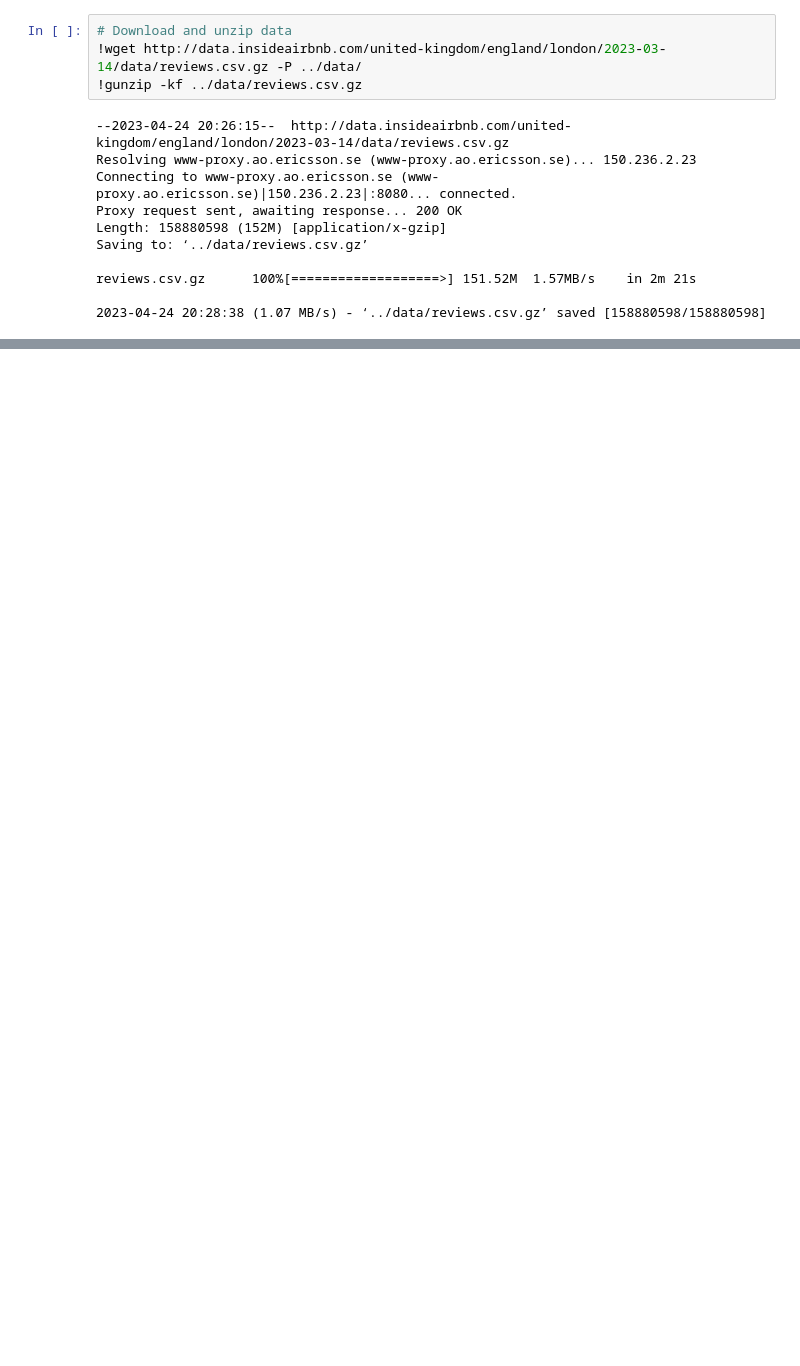
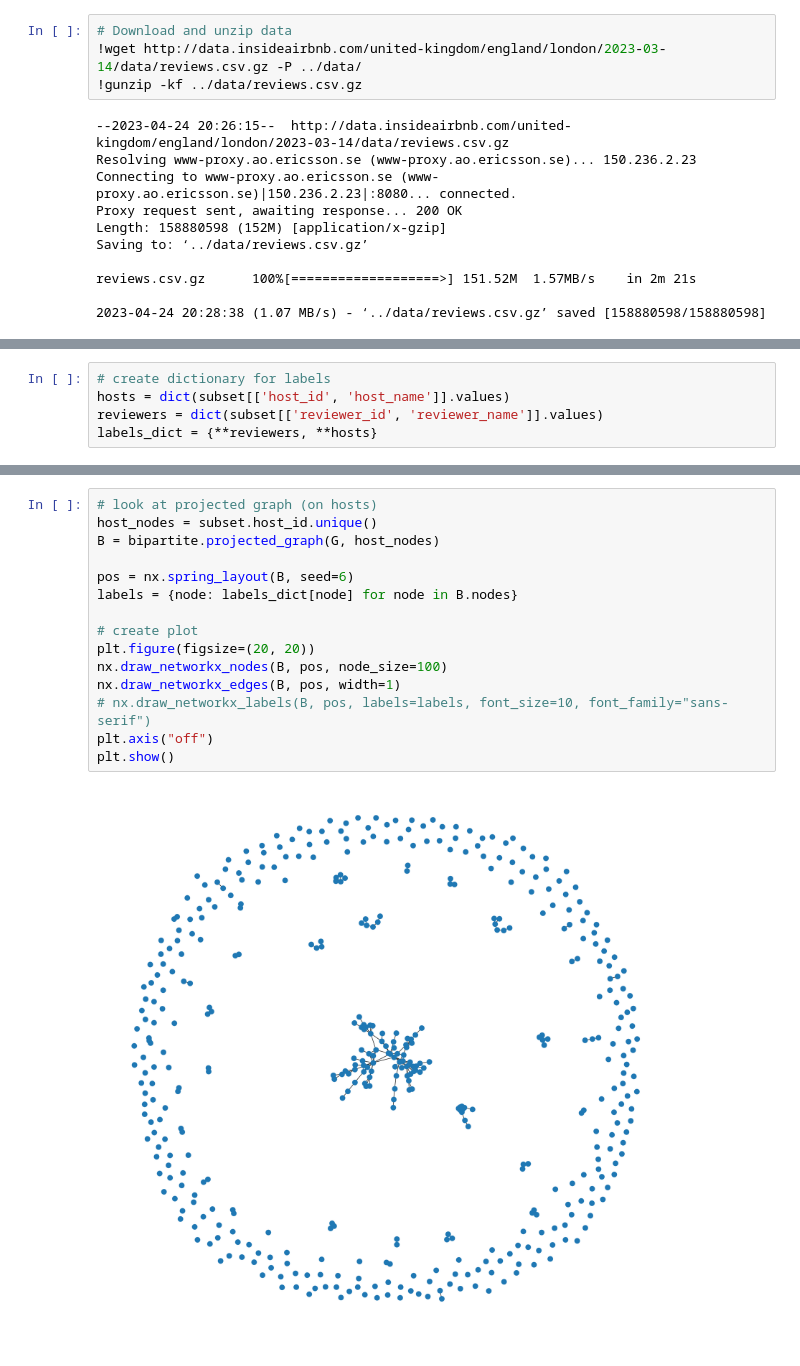
Before and after one commit to codersneha3012/airbnb, a Jupyter notebook: notebooks/usecase2.ipynb, the cells around one changed output, grey strips where cells are left out. Drawn from its saved outputs; the diff is of its cells as text; blank space fills up the shorter version.

```diff
--- a/notebooks/usecase2.ipynb
+++ b/notebooks/usecase2.ipynb
@@ -71,0 +226,5 @@ Name: reviewer_id, Length: 1145305, dtype: int64
+# %%
+# create dictionary for labels
+hosts = dict(subset[['host_id', 'host_name']].values)
+reviewers = dict(subset[['reviewer_id', 'reviewer_name']].values)
+labels_dict = {**reviewers, **hosts}
@@ -71,0 +258,17 @@ Name: reviewer_id, Length: 1145305, dtype: int64
+# %%
+# look at projected graph (on hosts)
+host_nodes = subset.host_id.unique()
+B = bipartite.projected_graph(G, host_nodes)
+
+pos = nx.spring_layout(B, seed=6)
+labels = {node: labels_dict[node] for node in B.nodes}
+
+# create plot
+plt.figure(figsize=(20, 20))
+nx.draw_networkx_nodes(B, pos, node_size=100)
+nx.draw_networkx_edges(B, pos, width=1)
+# nx.draw_networkx_labels(B, pos, labels=labels, font_size=10, font_family="sans-serif")
+plt.axis("off")
+plt.show()
+# %% [output]
+[figure, added]
```
Also changed, not shown: parts of 46 cells of this notebook, 2 other files.
